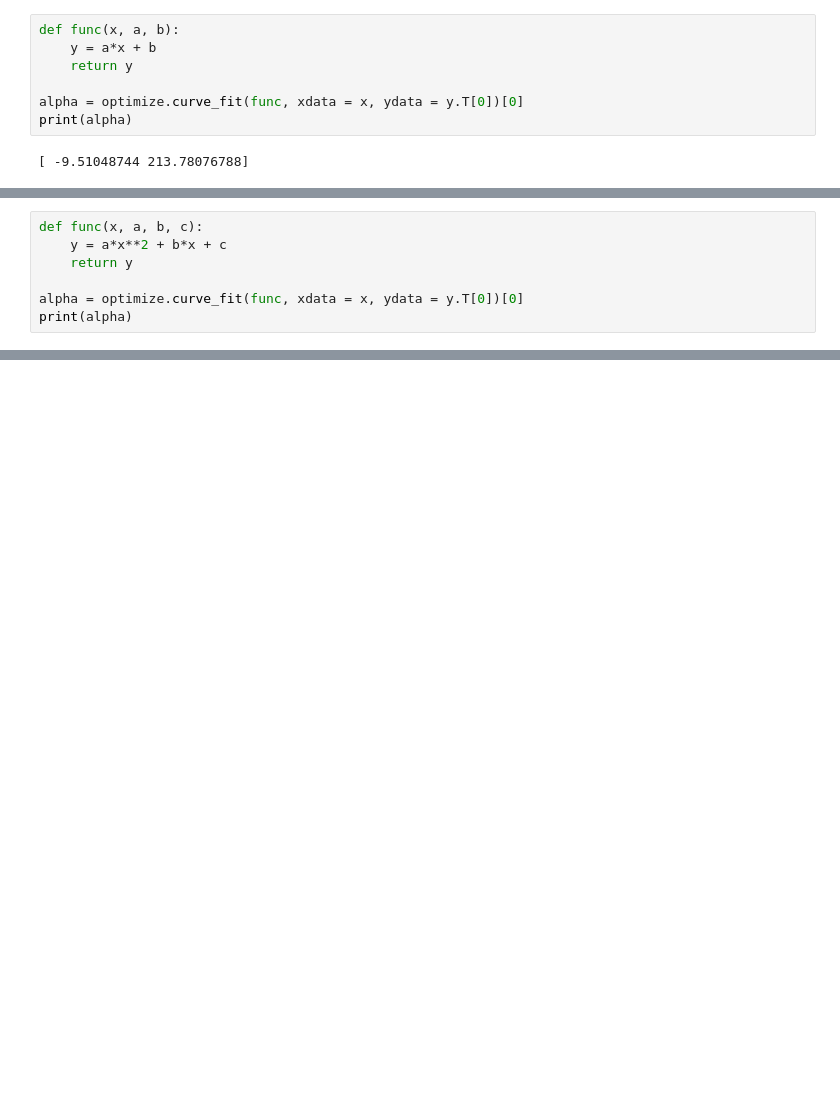
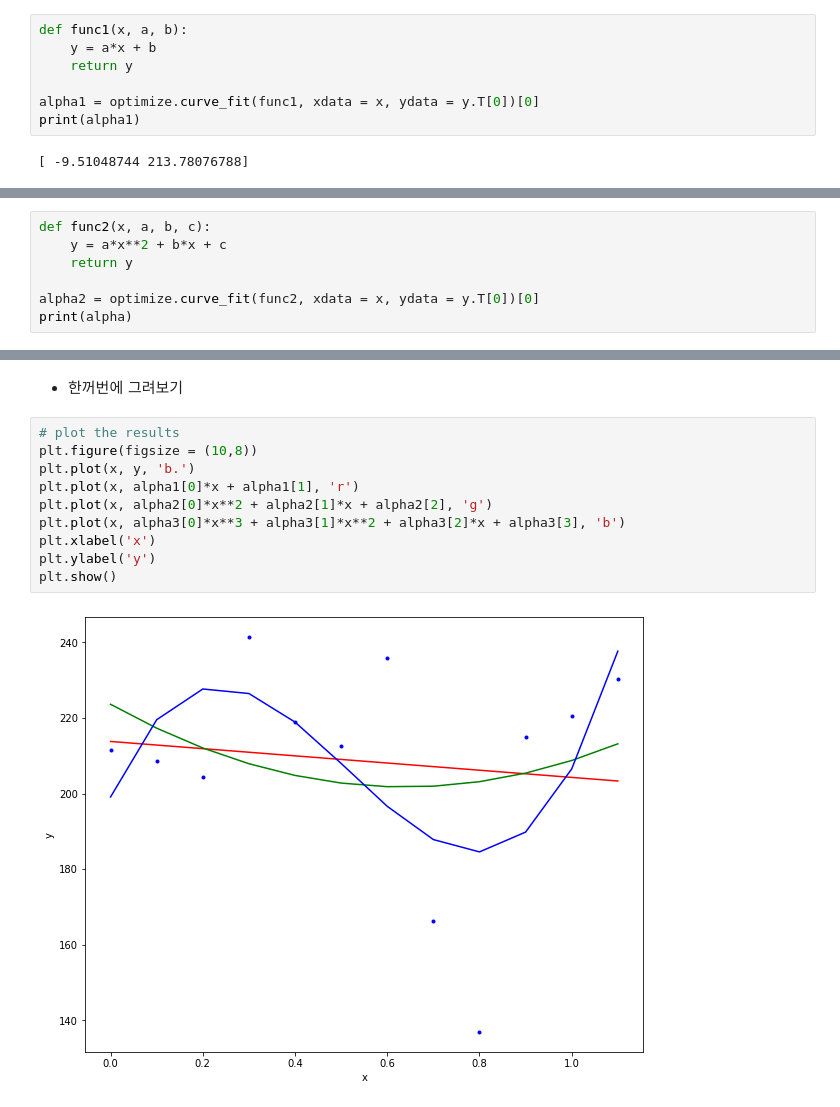
Before and after one commit to CoreDotToday/Mathematical-analysis-and-modeling-for-the-industrial-data-Spring-2023, a Jupyter notebook: Class1. Least Square Method/notebook/데이터불러와서그려보기.ipynb, the cells around one changed output, grey strips where cells are left out. Cells and saved outputs as stored; diff of their text form; blank space fills up the shorter version.

```diff
--- a/Class1. Least Square Method/notebook/데이터불러와서그려보기.ipynb
+++ b/Class1. Least Square Method/notebook/데이터불러와서그려보기.ipynb
@@ -264,12 +264,12 @@ array([[211.5],
        [220.4],
        [230.4]])
 # %%
-def func(x, a, b):
+def func1(x, a, b):
     y = a*x + b
     return y
 
-alpha = optimize.curve_fit(func, xdata = x, ydata = y.T[0])[0]
-print(alpha)
+alpha1 = optimize.curve_fit(func1, xdata = x, ydata = y.T[0])[0]
+print(alpha1)
 # %% [output]
 [ -9.51048744 213.78076788]
 # %%
@@ -283,10 +283,10 @@ plt.show()
 # %% [output]
 [figure]
 # %%
-def func(x, a, b, c):
+def func2(x, a, b, c):
     y = a*x**2 + b*x + c
     return y
 
-alpha = optimize.curve_fit(func, xdata = x, ydata = y.T[0])[0]
+alpha2 = optimize.curve_fit(func2, xdata = x, ydata = y.T[0])[0]
 print(alpha)
 # %% [output]
@@ -303,0 +323,14 @@ plt.show()
+# %% [markdown]
+- 한꺼번에 그려보기
+# %%
+# plot the results
+plt.figure(figsize = (10,8))
+plt.plot(x, y, 'b.')
+plt.plot(x, alpha1[0]*x + alpha1[1], 'r')
+plt.plot(x, alpha2[0]*x**2 + alpha2[1]*x + alpha2[2], 'g')
+plt.plot(x, alpha3[0]*x**3 + alpha3[1]*x**2 + alpha3[2]*x + alpha3[3], 'b')
+plt.xlabel('x')
+plt.ylabel('y')
+plt.show()
+# %% [output]
+[figure, added]
```
Also changed, not shown: parts of 6 cells of this notebook.
